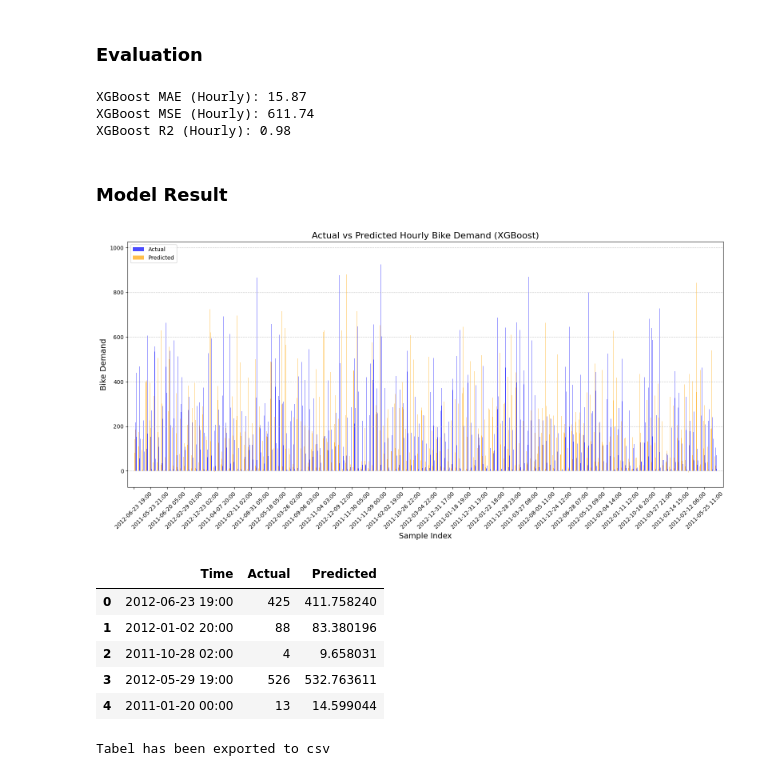
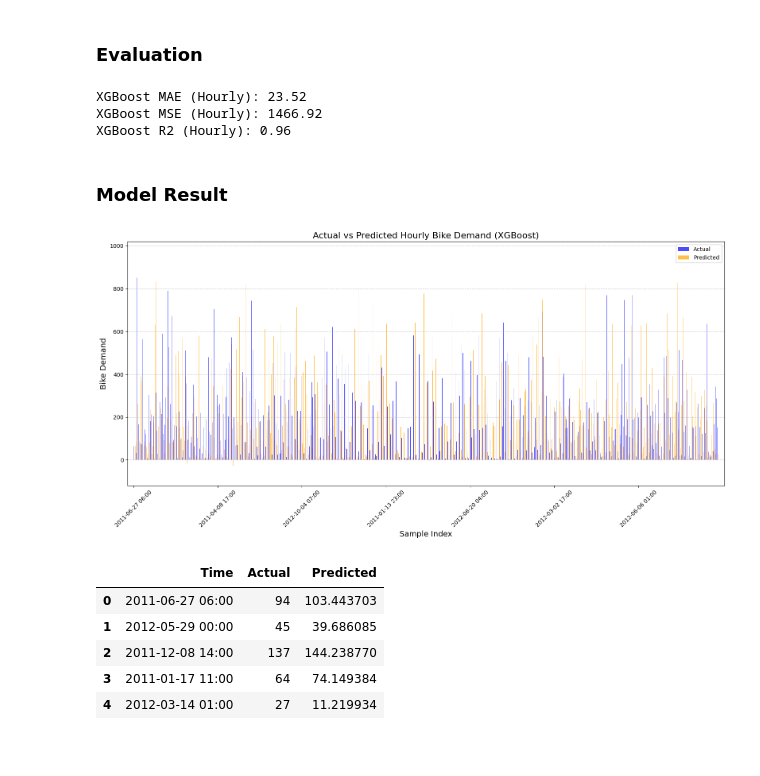
Before and after one commit to ImiaFeder/bikeShare, a Jupyter notebook: Michael DS_Machine learning_Week 13_ALP Notebook.ipynb, the cells around one changed output. Saved outputs shown, nothing was run; the diff lists cells and outputs as text; code cells hidden in the pictures.

Commit message:
train test split notebook

```diff
--- a/Michael DS_Machine learning_Week 13_ALP Notebook.ipynb
+++ b/Michael DS_Machine learning_Week 13_ALP Notebook.ipynb
@@ -325,6 +331,12 @@ selected_features_hour = ['temp', 'hum', 'windspeed', 'season', 'weathersit', 'y
 # Scale the features for XGBoost (daily data)
 scaler = StandardScaler()
 hour_df[selected_features] = scaler.fit_transform(hour_df[selected_features])
+# %%
+# Split hour data into train and test sets
+X_hour = hour_df_sampled[selected_features_hour]
+y_hour = hour_df_sampled['cnt']
+
+X_train_hour, X_test_hour, y_train_hour, y_test_hour = train_test_split(X_hour, y_hour, test_size=0.2, random_state=42)
 # %% [markdown]
 ### Visualization
 # %%
@@ -362,71 +370,65 @@ param_grid = {
 grid_search = GridSearchCV(estimator=xgb_model, param_grid=param_grid,
                            scoring='neg_mean_squared_error', cv=3, verbose=1, n_jobs=-1)
 
-grid_search.fit(X, y)
+grid_search.fit(X_train_hour, y_train_hour)
 xgb_model_hour = grid_search.best_estimator_
 # %% [output]
 Fitting 3 folds for each of 972 candidates, totalling 2916 fits
 # %%
 # Predict using XGBoost (hourly)
-xgb_predictions_hour = xgb_model_hour.predict(X)
+xgb_predictions_hour = xgb_model_hour.predict(X_test_hour)
 # %% [markdown]
 ### Evaluation
 # %%
 # Evaluate XGBoost (hourly)
-xgb_mae_hour = mean_absolute_error(y, xgb_predictions_hour)
-xgb_mse_hour = mean_squared_error(y, xgb_predictions_hour)
-xgb_r2_hour = r2_score(y, xgb_predictions_hour)
+xgb_mae_hour = mean_absolute_error(y_test_hour, xgb_predictions_hour)
+xgb_mse_hour = mean_squared_error(y_test_hour, xgb_predictions_hour)
+xgb_r2_hour = r2_score(y_test_hour, xgb_predictions_hour)
 
 print(f"XGBoost MAE (Hourly): {xgb_mae_hour:.2f}")
 print(f"XGBoost MSE (Hourly): {xgb_mse_hour:.2f}")
 print(f"XGBoost R2 (Hourly): {xgb_r2_hour:.2f}")
 # %% [output]
-XGBoost MAE (Hourly): 15.87
-XGBoost MSE (Hourly): 611.74
-XGBoost R2 (Hourly): 0.98
+XGBoost MAE (Hourly): 23.52
+XGBoost MSE (Hourly): 1466.92
+XGBoost R2 (Hourly): 0.96
 # %% [markdown]
 ### Model Result
 # %%
 # Visualize actual vs predicted values (hourly)
-index = np.arange(len(y))
+index = np.arange(len(y_test_hour))
 
 step = 500  # Frekuensi label
 bar_width = 0.3
 
 plt.figure(figsize=(16, 8))
-plt.bar(index, y, width=bar_width, label="Actual", alpha=0.7, color='blue')
+plt.bar(index, y_test_hour, width=bar_width, label="Actual", alpha=0.7, color='blue')
 plt.bar(index + bar_width, xgb_predictions_hour, width=bar_width, label="Predicted", alpha=0.7, color='orange')
 
 plt.title("Actual vs Predicted Hourly Bike Demand (XGBoost)", fontsize=16)
 plt.xlabel("Sample Index", fontsize=14)
 plt.ylabel("Bike Demand", fontsize=14)
-plt.xticks(index[::step], y.index.strftime('%Y-%m-%d %H:%M')[::step], rotation=45)
+plt.xticks(index[::step], y_test_hour.index.strftime('%Y-%m-%d %H:%M')[::step], rotation=45)
 plt.margins(x=0.01)
 plt.legend()
 plt.tight_layout()
 plt.grid(axis='y', linestyle='--', alpha=0.7)
 plt.show()
 # %% [output]
-[figure, old version]
+[figure, new version]
 # %%
 # Convert to DataFrame
 results_df = pd.DataFrame({
-    'Time': y.index.strftime('%Y-%m-%d %H:%M'),
-    'Actual': y.values,
+    'Time': y_test_hour.index.strftime('%Y-%m-%d %H:%M'),
+    'Actual': y_test_hour.values,
     'Predicted': xgb_predictions_hour
 })
 
 results_df.head()
 # %% [output]
 |  | Time | Actual | Predicted |
-| 0 | 2012-06-23 19:00 | 425 | 411.758240 |
-| 1 | 2012-01-02 20:00 | 88 | 83.380196 |
-| 2 | 2011-10-28 02:00 | 4 | 9.658031 |
-| 3 | 2012-05-29 19:00 | 526 | 532.763611 |
-| 4 | 2011-01-20 00:00 | 13 | 14.599044 |
+| 0 | 2011-06-27 06:00 | 94 | 103.443703 |
+| 1 | 2012-05-29 00:00 | 45 | 39.686085 |
+| 2 | 2011-12-08 14:00 | 137 | 144.238770 |
+| 3 | 2011-01-17 11:00 | 64 | 74.149384 |
+| 4 | 2012-03-14 01:00 | 27 | 11.219934 |
-# %%
-# Convert to csv
-results_df.to_csv("finalhour.csv", index=False)
-print("Tabel has been exported to csv")
-# %% [output]
-Tabel has been exported to csv
```
Also changed, not shown: parts of 8 cells of this notebook.
